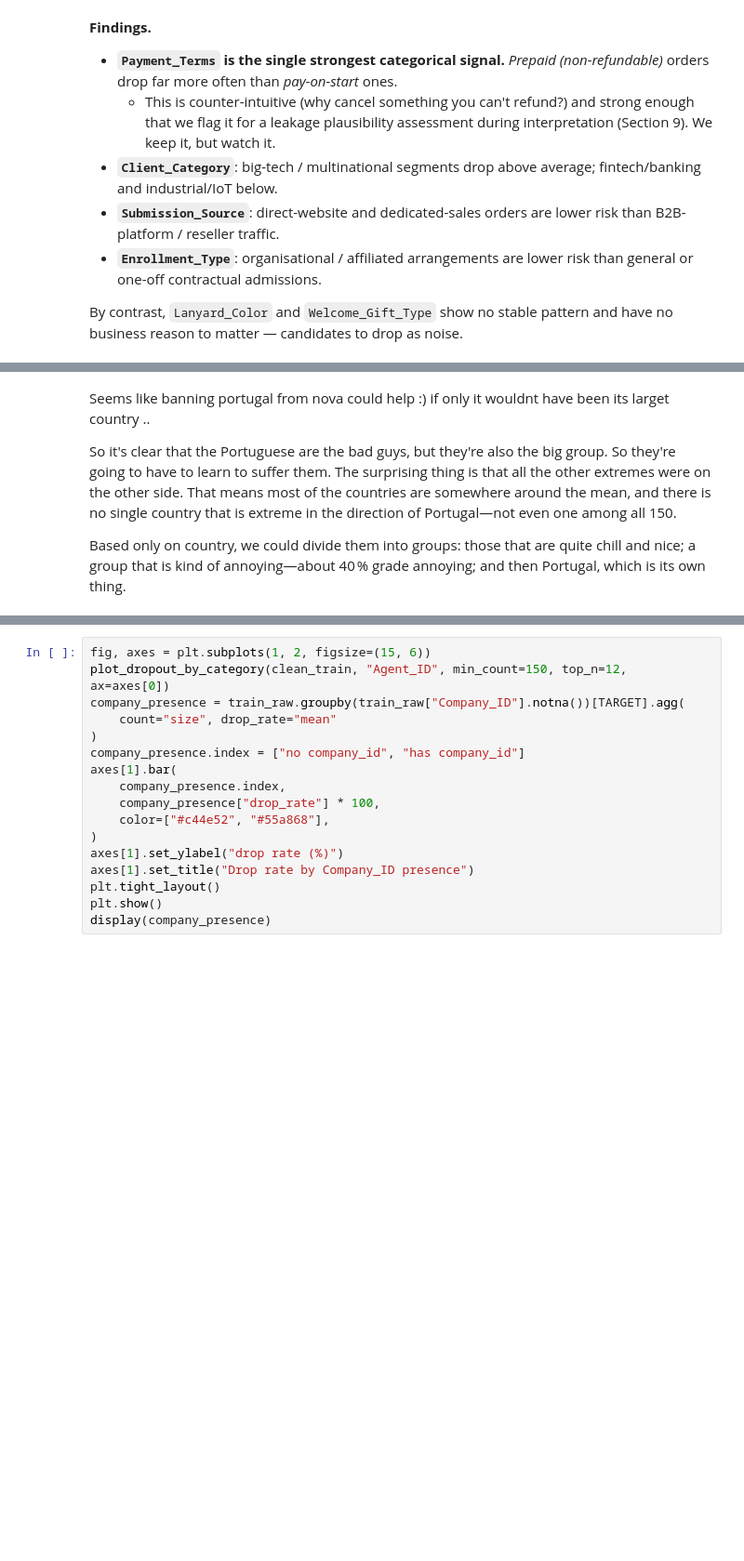
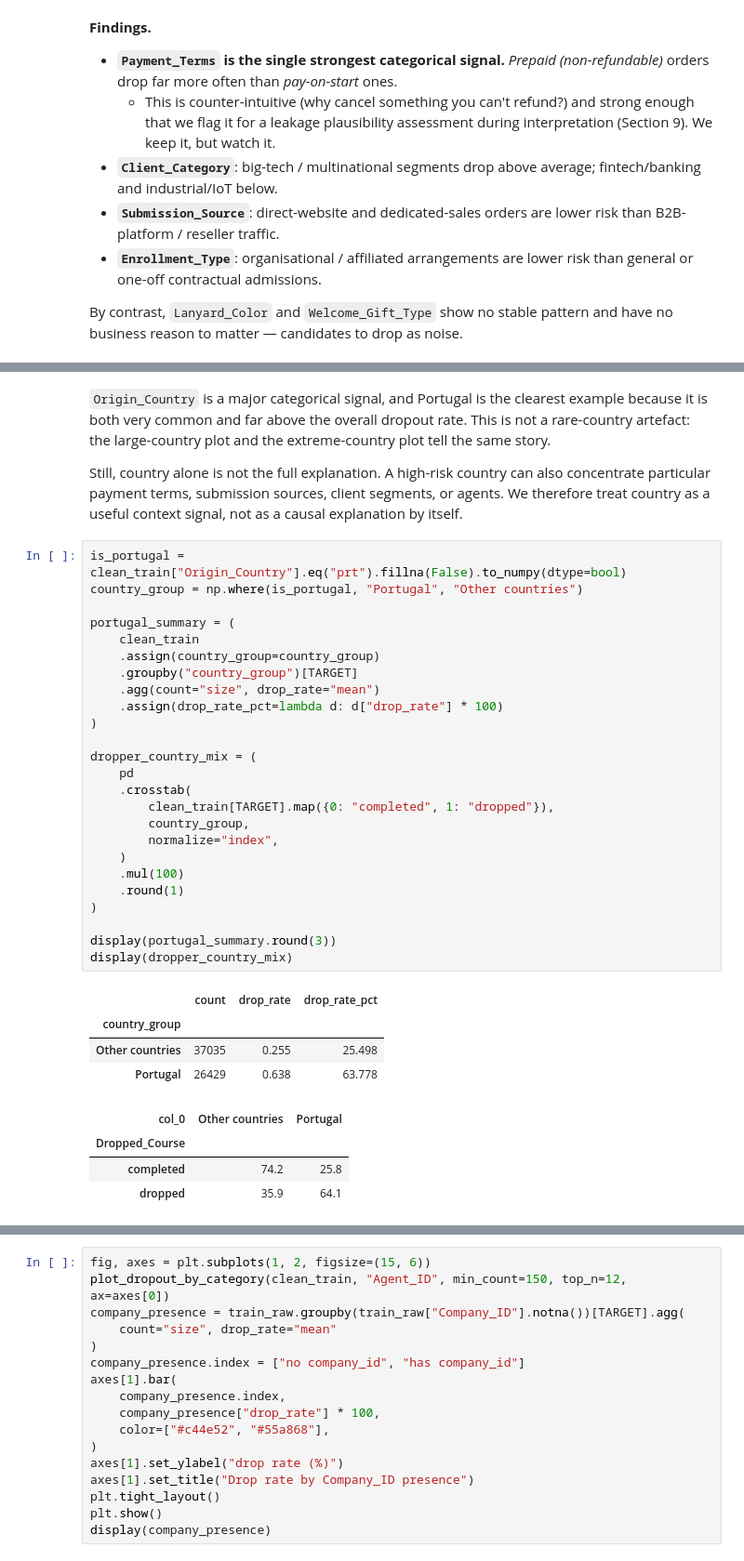
Before and after one commit to manemajef/ml-proj, a Jupyter notebook: notebook_v3.ipynb, the cells around one changed output, grey strips where cells are left out. Shown at 93% size. Cells and saved outputs as stored; diff of their text form; blank space fills up the shorter version.

```diff
--- a/notebook_v3.ipynb
+++ b/notebook_v3.ipynb
@@ -563,8 +561,40 @@ display(
 | chn | 1054 | 42.79 | 1.35 |
 | che | 935 | 22.78 | -18.66 |
 # %% [markdown]
-Seems like banning portugal from nova could help :) if only it wouldnt have been its larget country ..
+`Origin_Country` is a major categorical signal, and Portugal is the clearest example because it is both very common and far above the overall dropout rate. This is not a rare-country artefact: the large-country plot and the extreme-country plot tell the same story.
 
-So it's clear that the Portuguese are the bad guys, but they're also the big group. So they're going to have to learn to suffer them. The surprising thing is that all the other extremes were on the other side. That means most of the countries are somewhere around the mean, and there is no single country that is extreme in the direction of Portugal—not even one among all 150.
-
-Based only on country, we could divide them into groups: those that are quite chill and nice; a group that is kind of annoying—about 40 % grade annoying; and then Portugal, which is its own thing.
+Still, country alone is not the full explanation. A high-risk country can also concentrate particular payment terms, submission sources, client segments, or agents. We therefore treat country as a useful context signal, not as a causal explanation by itself.
+# %%
+is_portugal = clean_train["Origin_Country"].eq("prt").fillna(False).to_numpy(dtype=bool)
+country_group = np.where(is_portugal, "Portugal", "Other countries")
+
+portugal_summary = (
+    clean_train
+    .assign(country_group=country_group)
+    .groupby("country_group")[TARGET]
+    .agg(count="size", drop_rate="mean")
+    .assign(drop_rate_pct=lambda d: d["drop_rate"] * 100)
+)
+
+dropper_country_mix = (
+    pd
+    .crosstab(
+        clean_train[TARGET].map({0: "completed", 1: "dropped"}),
+        country_group,
+        normalize="index",
+    )
+    .mul(100)
+    .round(1)
+)
+
+display(portugal_summary.round(3))
+display(dropper_country_mix)
+# %% [output]
+|  | count | drop_rate | drop_rate_pct |
+| country_group |  |  |  |
+| Other countries | 37035 | 0.255 | 25.498 |
+| Portugal | 26429 | 0.638 | 63.778 |
+| col_0 | Other countries | Portugal |
+| Dropped_Course |  |  |
+| completed | 74.2 | 25.8 |
+| dropped | 35.9 | 64.1 |
```
Also changed, not shown: parts of 14 cells of this notebook, 16 other files.
